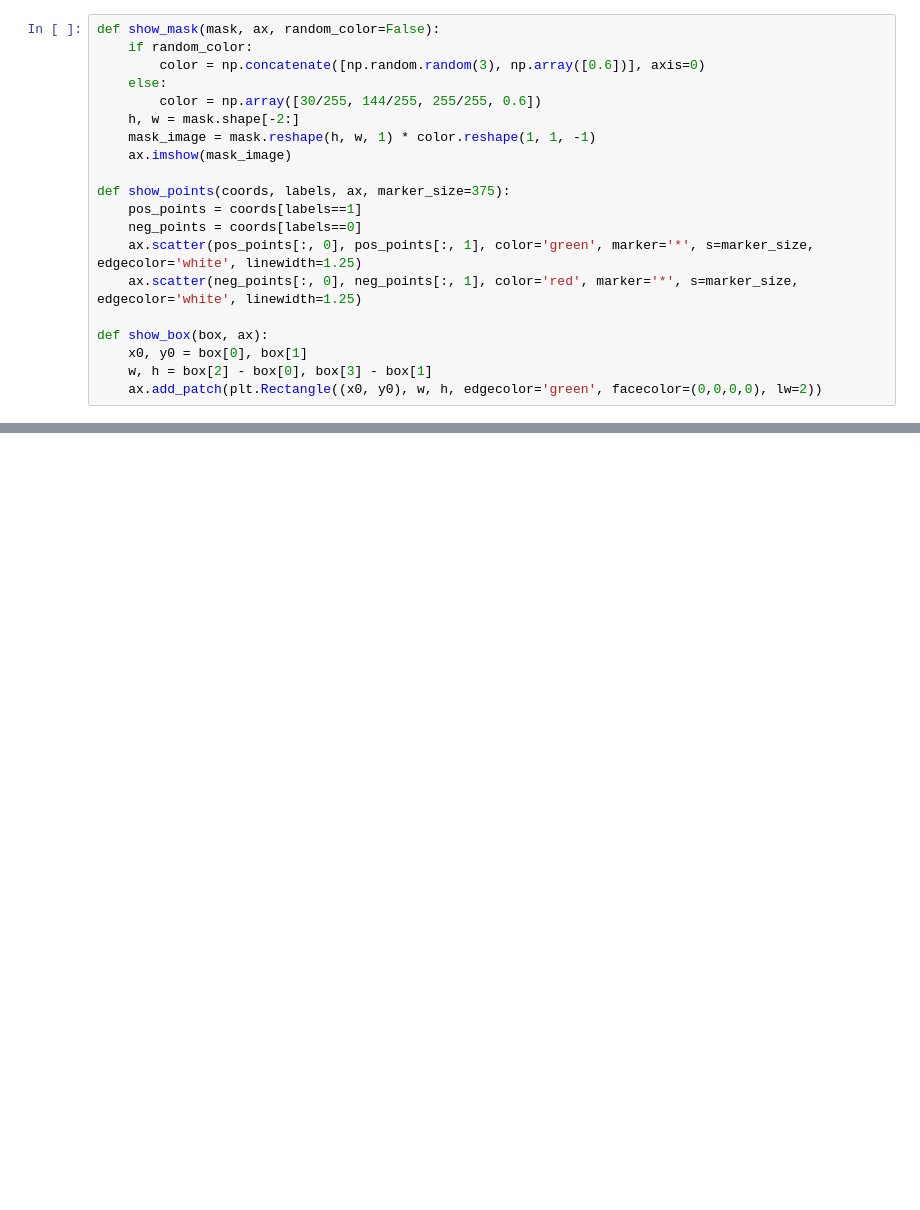
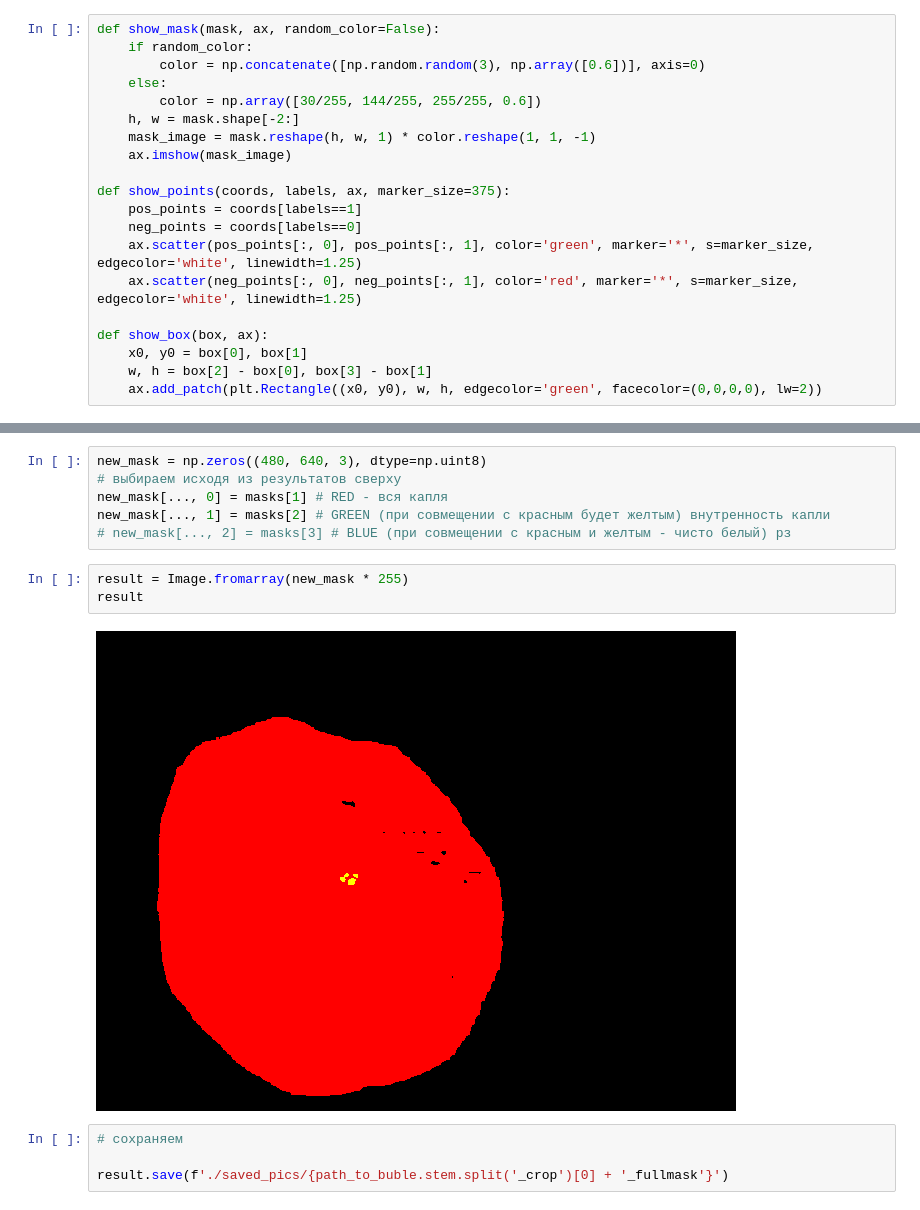
Before and after one commit to egornekrut/water-drops-processing, a Jupyter notebook: SAM.ipynb, the cells around one changed output, grey strips where cells are left out. Saved outputs shown, nothing was run; the diff lists cells and outputs as text; blank space fills up the shorter version.

```diff
--- a/SAM.ipynb
+++ b/SAM.ipynb
@@ -35,0 +84,15 @@ predictor = SamPredictor(sam)
+# %%
+new_mask = np.zeros((480, 640, 3), dtype=np.uint8)
+# выбираем исходя из результатов сверху
+new_mask[..., 0] = masks[1] # RED - вся капля
+new_mask[..., 1] = masks[2] # GREEN (при совмещении с красным будет желтым) внутренность капли
+# new_mask[..., 2] = masks[3] # BLUE (при совмещении с красным и желтым - чисто белый) рз
+# %%
+result = Image.fromarray(new_mask * 255)
+result
+# %% [output]
+[figure, added]
+# %%
+# сохраняем
+
+result.save(f'./saved_pics/{path_to_buble.stem.split('_crop')[0] + '_fullmask'}')
```
Also changed, not shown: parts of 7 cells of this notebook.
